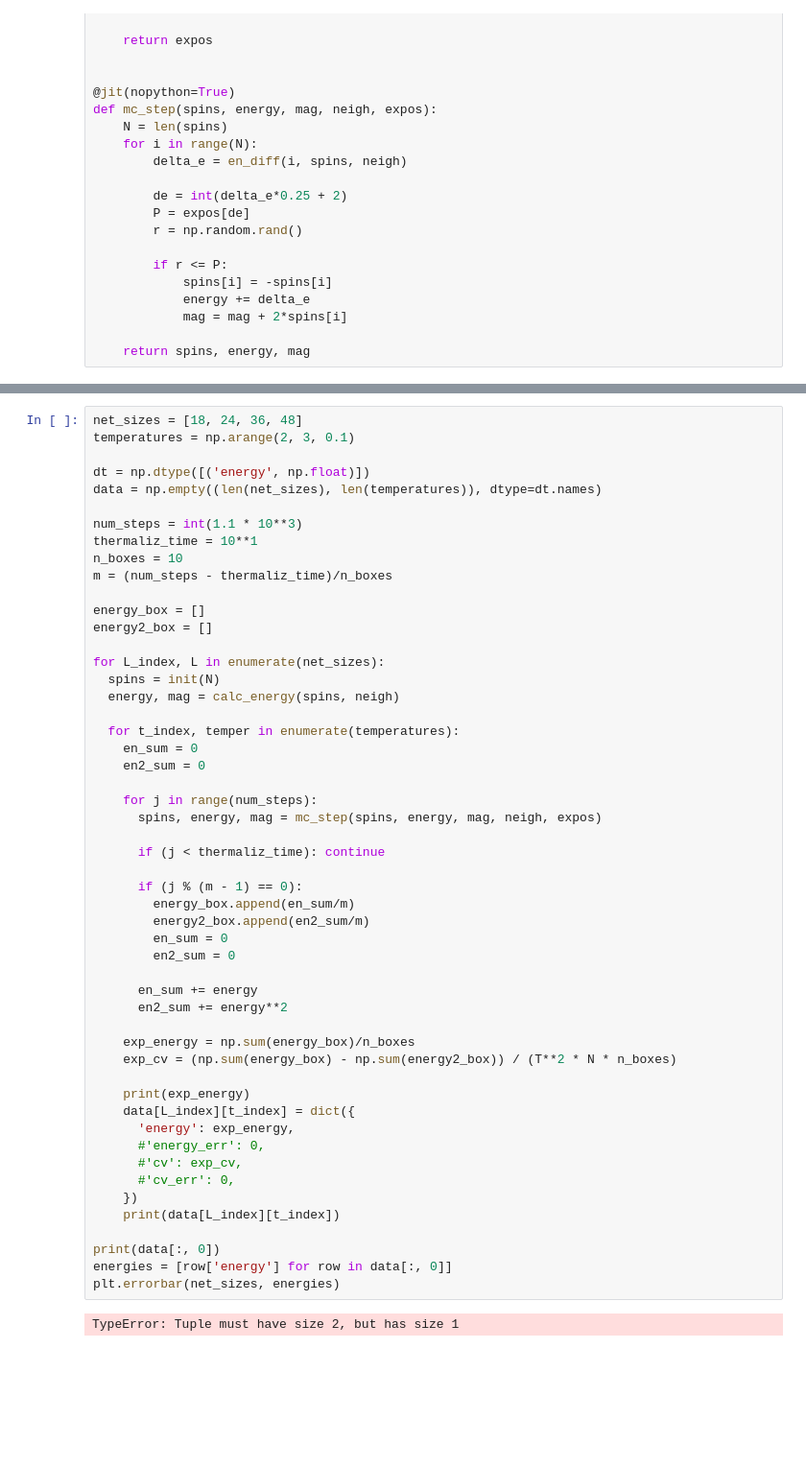
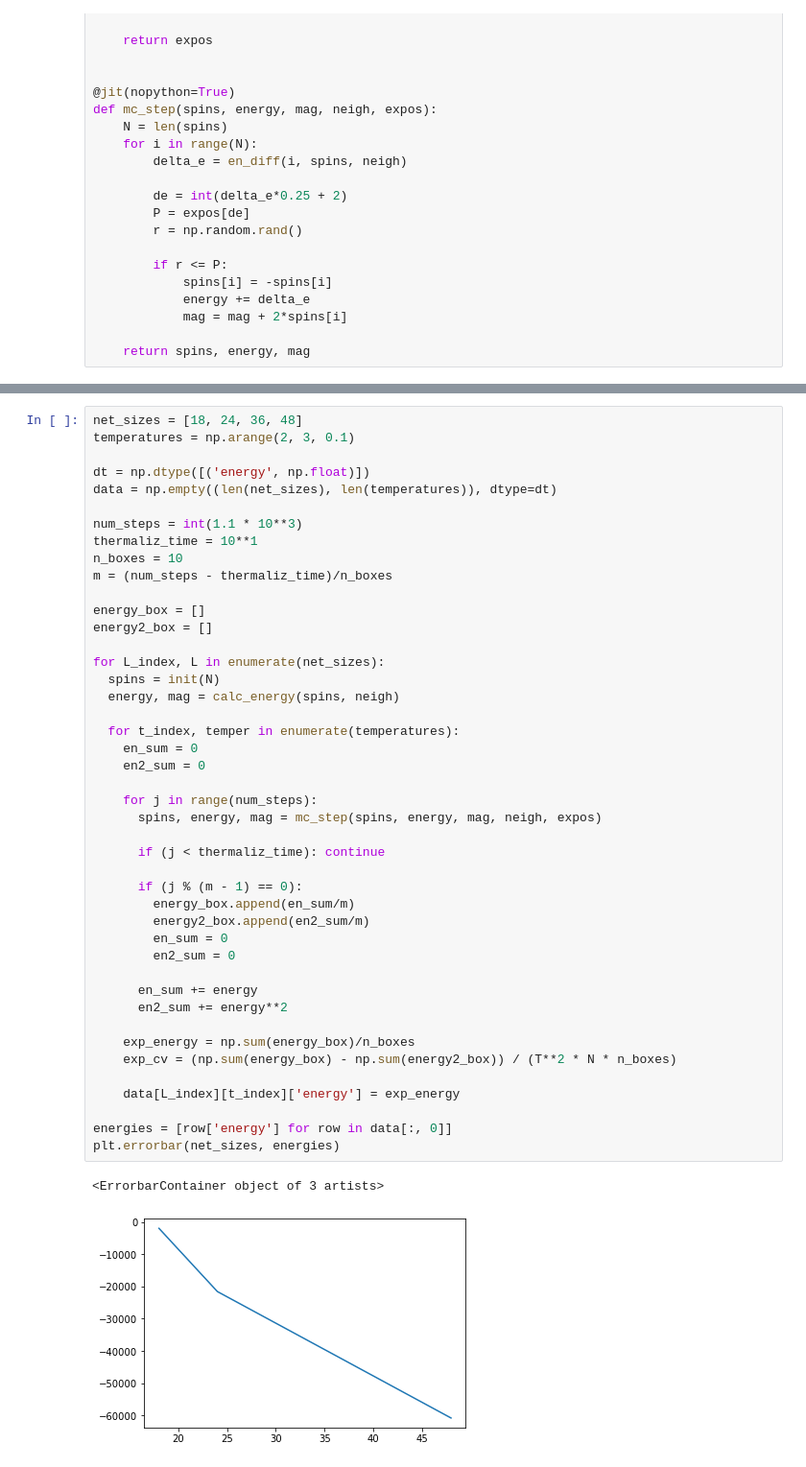
Before and after one commit to zluipaiva/metropolis-ising, a Jupyter notebook: main.ipynb, the cells around one changed output, grey strips where cells are left out. Shown at 96% size. Saved outputs shown, nothing was run; the diff lists cells and outputs as text; blank space fills up the shorter version.

```diff
--- a/main.ipynb
+++ b/main.ipynb
@@ -141,7 +141,7 @@ net_sizes = [18, 24, 36, 48]
 temperatures = np.arange(2, 3, 0.1)
 
 dt = np.dtype([('energy', np.float)])
-data = np.empty((len(net_sizes), len(temperatures)), dtype=dt.names)
+data = np.empty((len(net_sizes), len(temperatures)), dtype=dt)
 
 num_steps = int(1.1 * 10**3)
 thermaliz_time = 10**1
@@ -153,40 +153,33 @@ energy2_box = []
 
 for L_index, L in enumerate(net_sizes):
   spins = init(N)
   energy, mag = calc_energy(spins, neigh)
 
   for t_index, temper in enumerate(temperatures):
     en_sum = 0
     en2_sum = 0
 
     for j in range(num_steps):
       spins, energy, mag = mc_step(spins, energy, mag, neigh, expos)
 
       if (j < thermaliz_time): continue
 
       if (j % (m - 1) == 0):
         energy_box.append(en_sum/m)
         energy2_box.append(en2_sum/m)
         en_sum = 0
         en2_sum = 0
 
       en_sum += energy
       en2_sum += energy**2
 
     exp_energy = np.sum(energy_box)/n_boxes
     exp_cv = (np.sum(energy_box) - np.sum(energy2_box)) / (T**2 * N * n_boxes)
 
-    print(exp_energy)
-    data[L_index][t_index] = dict({
-      'energy': exp_energy,
-      #'energy_err': 0,
-      #'cv': exp_cv,
-      #'cv_err': 0,
-    })
-    print(data[L_index][t_index])
+    data[L_index][t_index]['energy'] = exp_energy
 
-print(data[:, 0])
 energies = [row['energy'] for row in data[:, 0]]
 plt.errorbar(net_sizes, energies)
 # %% [output]
-TypeError: Tuple must have size 2, but has size 1
+<ErrorbarContainer object of 3 artists>
+[figure, added]
```
Also changed, not shown: parts of 1 cell of this notebook.
